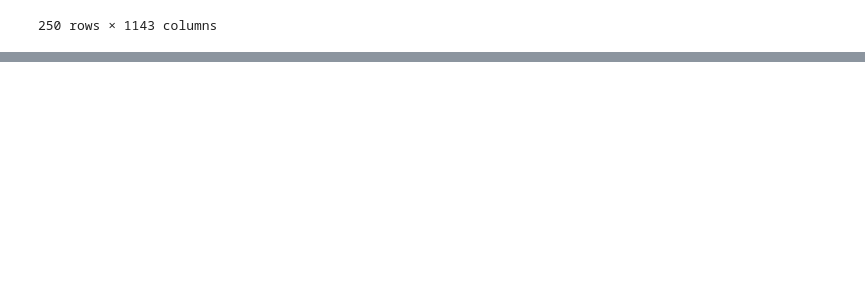
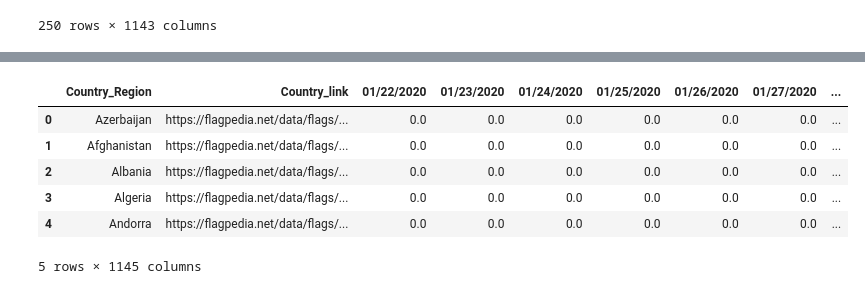
Before and after one commit to DongwheeKim90/myDataAnalysis, a Jupyter notebook: pandasPTC_COVID.ipynb, the cells around one changed output, grey strips where cells are left out. Saved outputs shown, nothing was run; the diff lists cells and outputs as text; code cells hidden in the pictures; blank space fills up the shorter version.

```diff
--- a/pandasPTC_COVID.ipynb
+++ b/pandasPTC_COVID.ipynb
@@ -249,0 +624,28 @@ final_data.dropna(subset=["Country_link"])
+# %%
+# 컬럼 순서 변경을 위한 리스트 변환
+# Convert column names to a list for reordering
+edit_column = list(final_data.columns)
+
+# 마지막 컬럼을 두 번째 위치로 이동
+# Move the last column to the second position
+edit_column.insert(1, edit_column[-1])
+
+# 기존 마지막 컬럼을 제거 (이미 insert로 이동했으므로 중복 방지)
+# Remove the last column after inserting it in the second position
+del edit_column[-1]
+
+# 변경된 순서대로 데이터프레임 재배치
+# Reorder the DataFrame based on the modified column order
+final_data = final_data[edit_column]
+
+# 변경된 데이터프레임 확인
+# Display the updated DataFrame
+final_data.head()
+# %% [output]
+|  | Country_Region | Country_link | 01/22/2020 | 01/23/2020 | 01/24/2020 | 01/25/2020 | 01/26/2020 | 01/27/2020 | ... |
+| 0 | Azerbaijan | https://flagpedia.net/data/flags/... | 0.0 | 0.0 | 0.0 | 0.0 | 0.0 | 0.0 | ... |
+| 1 | Afghanistan | https://flagpedia.net/data/flags/... | 0.0 | 0.0 | 0.0 | 0.0 | 0.0 | 0.0 | ... |
+| 2 | Albania | https://flagpedia.net/data/flags/... | 0.0 | 0.0 | 0.0 | 0.0 | 0.0 | 0.0 | ... |
+| 3 | Algeria | https://flagpedia.net/data/flags/... | 0.0 | 0.0 | 0.0 | 0.0 | 0.0 | 0.0 | ... |
+| 4 | Andorra | https://flagpedia.net/data/flags/... | 0.0 | 0.0 | 0.0 | 0.0 | 0.0 | 0.0 | ... |
+5 rows × 1145 columns
```
Also changed, not shown: parts of 54 cells of this notebook.
